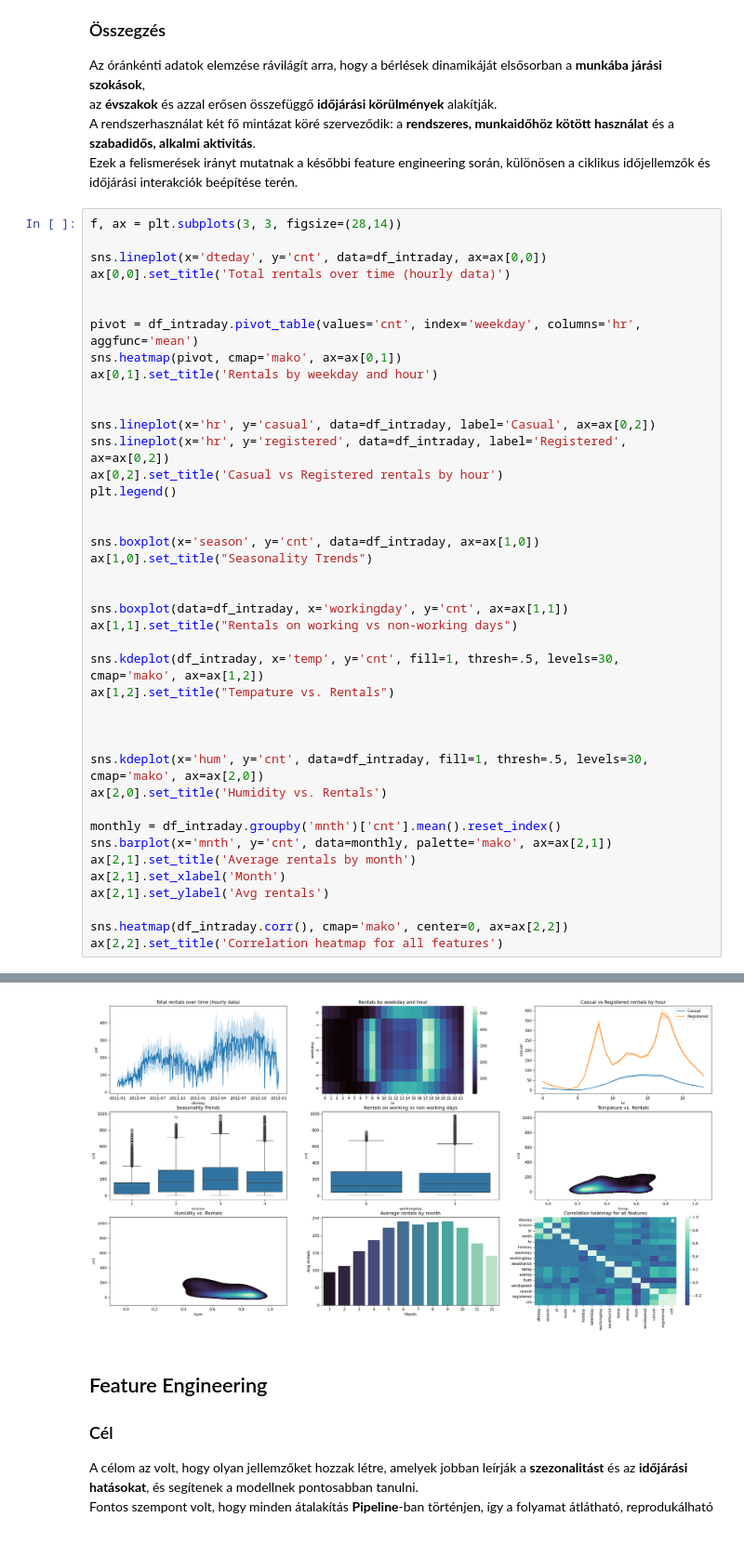
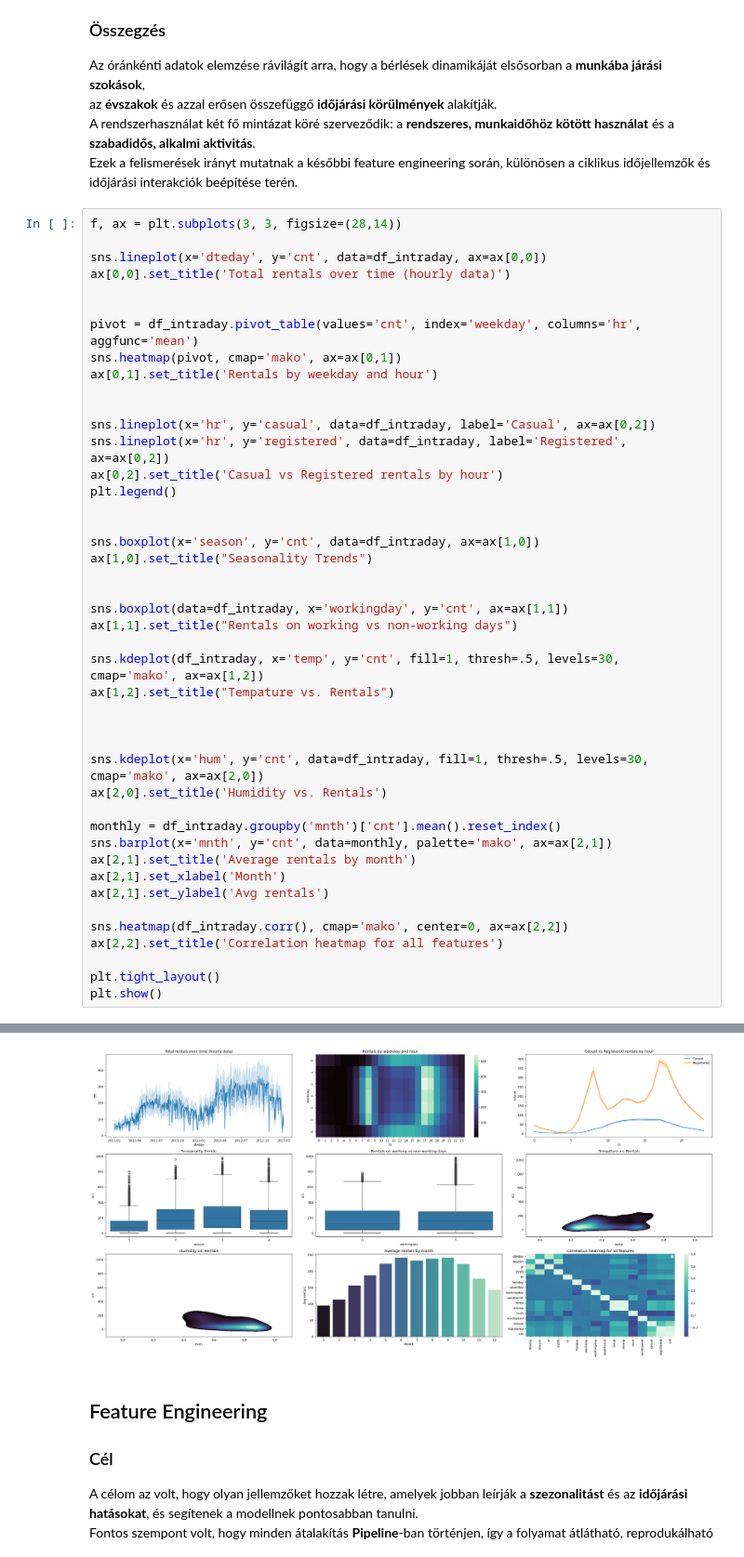
Before and after one commit to SasCsanad/Bike-Sharing-Regerssion, a Jupyter notebook: main.ipynb, the cells around one changed output, grey strips where cells are left out. Shown at 93% size. Drawn from its saved outputs; the diff is of its cells as text.

```diff
--- a/main.ipynb
+++ b/main.ipynb
@@ -289,6 +289,9 @@ ax[2,1].set_ylabel('Avg rentals')
 
 sns.heatmap(df_intraday.corr(), cmap='mako', center=0, ax=ax[2,2])
 ax[2,2].set_title('Correlation heatmap for all features')
+
+plt.tight_layout()
+plt.show()
 # %% [output]
 Passing `palette` without assigning `hue` is deprecated and will be removed in v0.14.0. Assign the `x` variable to `hue` and set `legend=False` for the same effect.
 
@@ -297,4 +299,4 @@ Text(0.5, 1.0, 'Correlation heatmap for all features')
-[figure, old version]
+[figure, new version]
 # %% [markdown]
 ## Feature Engineering
 
```
Also changed, not shown: parts of 7 cells of this notebook.
